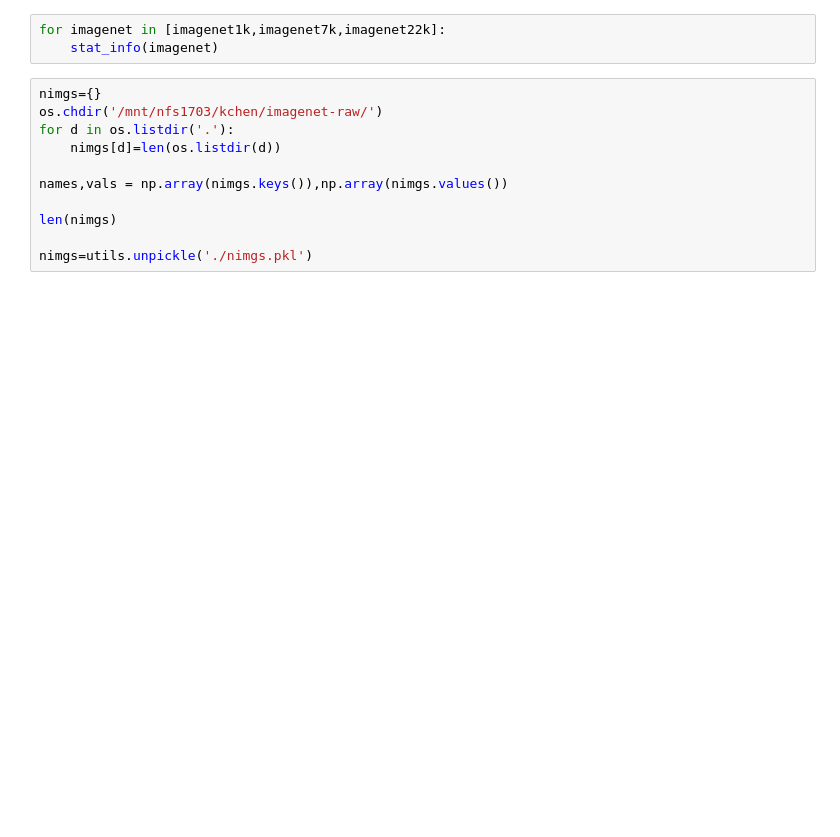
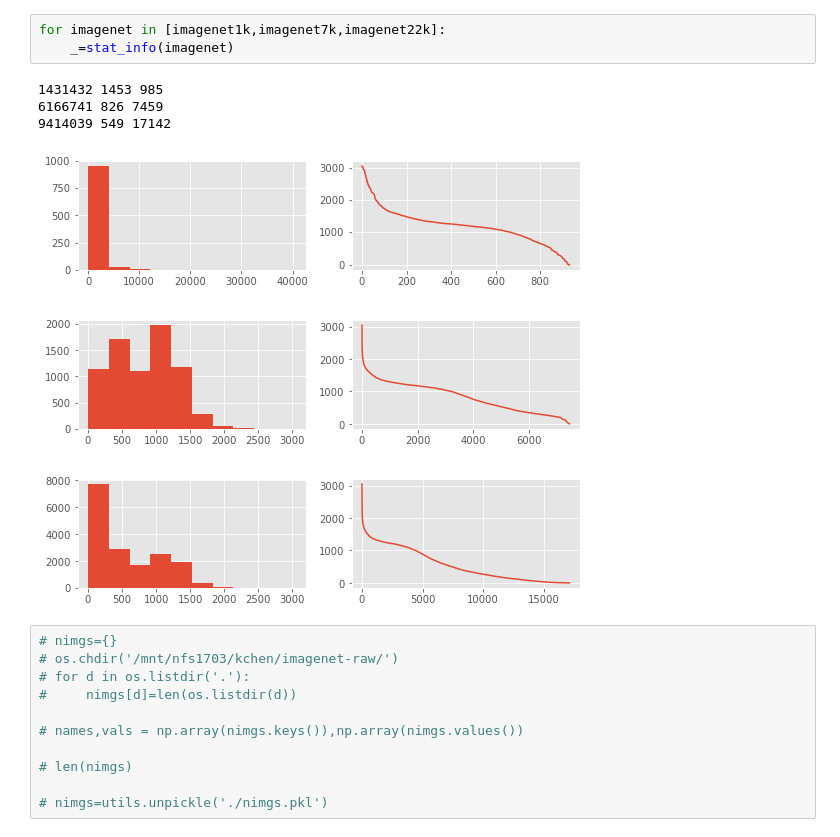
Before and after one commit to luzai/few-shot, a Jupyter notebook: exp/imgnet_stat.ipynb, the cells around one changed output. Drawn from its saved outputs; the diff is of its cells as text; blank space fills up the shorter version.

```diff
--- a/exp/imgnet_stat.ipynb
+++ b/exp/imgnet_stat.ipynb
@@ -78,14 +56,21 @@ def stat_info(imagenet1k):
 # %%
 for imagenet in [imagenet1k,imagenet7k,imagenet22k]:
-    stat_info(imagenet)
+    _=stat_info(imagenet)
+# %% [output]
+1431432 1453 985
+6166741 826 7459
+9414039 549 17142
+[figure, added]
+[figure, added]
+[figure, added]
 # %%
-nimgs={}
-os.chdir('/mnt/nfs1703/kchen/imagenet-raw/')
-for d in os.listdir('.'):
-    nimgs[d]=len(os.listdir(d))
+# nimgs={}
+# os.chdir('/mnt/nfs1703/kchen/imagenet-raw/')
+# for d in os.listdir('.'):
+#     nimgs[d]=len(os.listdir(d))
 
-names,vals = np.array(nimgs.keys()),np.array(nimgs.values())
+# names,vals = np.array(nimgs.keys()),np.array(nimgs.values())
 
-len(nimgs)
+# len(nimgs)
 
-nimgs=utils.unpickle('./nimgs.pkl')
+# nimgs=utils.unpickle('./nimgs.pkl')
```
Also changed, not shown: parts of 8 cells of this notebook, 4 other files.
